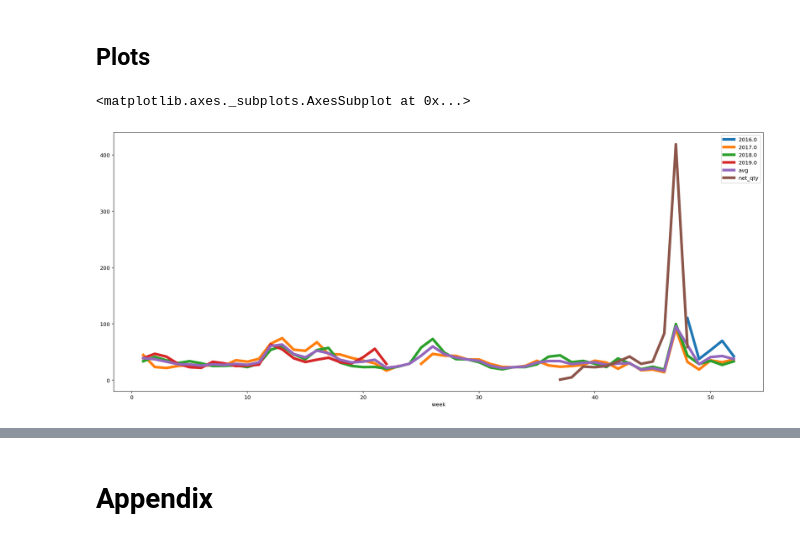
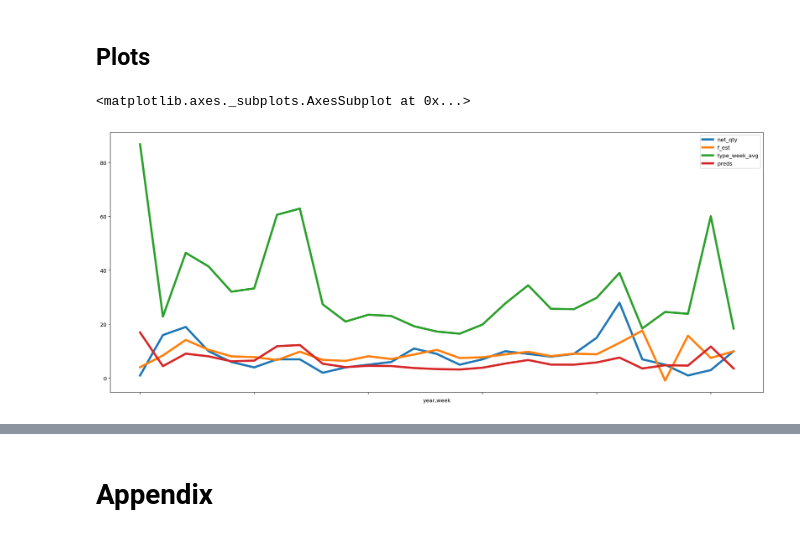
Before and after one commit to cwcomiskey/Misc, a Jupyter notebook: adidas/MVP_ext.ipynb, the cells around one changed output, grey strips where cells are left out. Cells and saved outputs as stored; diff of their text form; code cells hidden in the pictures.

```diff
--- a/adidas/MVP_ext.ipynb
+++ b/adidas/MVP_ext.ipynb
@@ -356,0 +314,2 @@ seasonality.head()
+# %%
+dat_SS19.dropna(inplace = True)
@@ -356,0 +318,21 @@ seasonality.head()
+# %%
+def ols_preds(df):
+    ret = pd.DataFrame()
+    ret['week'] = df['week']
+
+    mod = sm.OLS(df.net_qty, df.type_week_avg, missing = 'drop')
+    mod_fit = mod.fit()
+    mod_predict = mod_fit.predict()
+
+    ret['preds'] = mod_predict
+
+    return ret
+# %%
+preds = dat_SS19.groupby(['article_number']).apply(ols_preds)
+preds.reset_index(inplace = True)
+# %%
+dat_SS19 = pd.merge(dat_SS19, preds)
+
+# Add buy_availability for plotting
+dat_SS19 = dat_SS19.merge(dat[['article_number', 'year', 'week', 'buy_availability']],
+               how = 'left')
@@ -370,7 +365,12 @@ pivoted
-# %%
-pd.merge(
-    pivoted, article[['week','net_qty']], how = 'left', left_index=True, right_on='week'
-).set_index('week').plot(linewidth = 5)
-# %% [output]
-<matplotlib.axes._subplots.AxesSubplot at 0x...>
-[figure, removed]
+# %%
+#   --- RANDOM SUBSET OF ARTICLES ---
+a = np.random.choice(dat_SS19.article_number.unique(), size = 1, replace = False)[0]
+dat_a = dat_SS19[dat_SS19.article_number == a]
+#   ---- ---- ---- ---- ---- ----
+dat_a.set_index(['year', 'week'], inplace = True)
+
+plt.rcParams["figure.figsize"] = [22,9]
+dat_a[['net_qty', 'f_est', 'type_week_avg', 'preds']].plot(linewidth = 4)
+# %% [output]
+<matplotlib.axes._subplots.AxesSubplot at 0x...>
+[figure, added]
```
Also changed, not shown: parts of 19 cells of this notebook.
